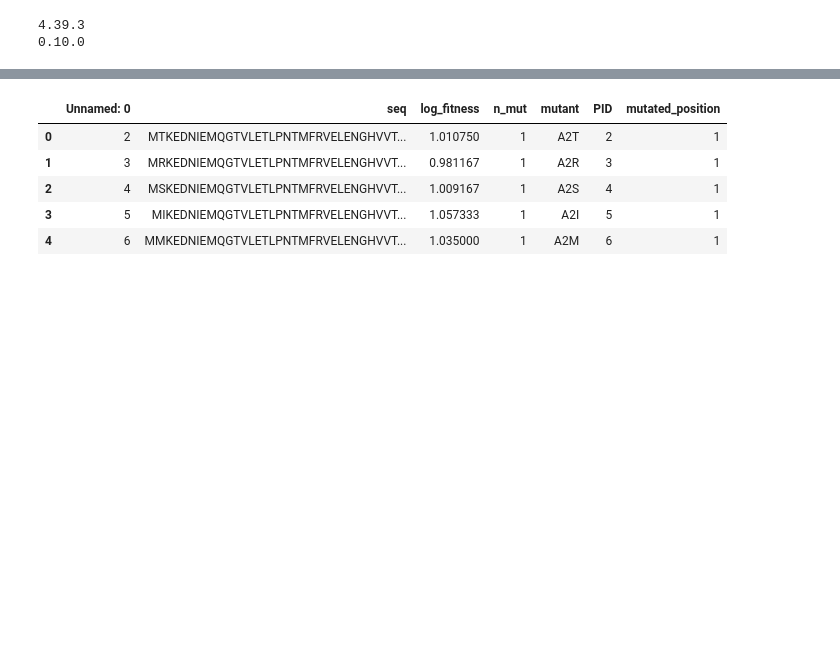
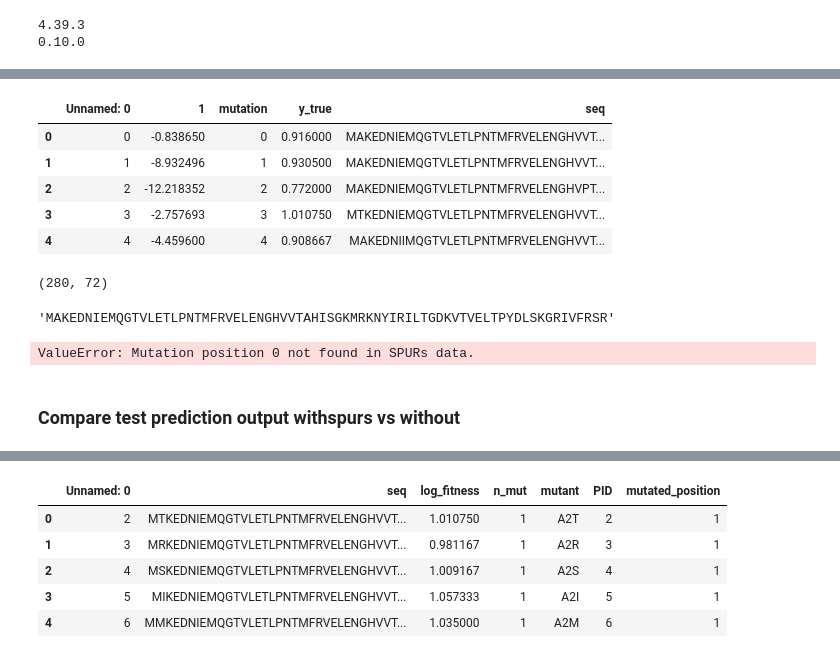
Before and after one commit to Sqingshannon/Fine-tune_plm, a Jupyter notebook: temp.ipynb, the cells around one changed output, grey strips where cells are left out. Drawn from its saved outputs; the diff is of its cells as text; code cells hidden in the pictures; blank space fills up the shorter version.

```diff
--- a/temp.ipynb
+++ b/temp.ipynb
@@ -37,0 +79,11 @@ from scipy.stats import spearmanr
+# %%
+confit_pred["seq"] = test_csv.iloc[confit_pred["mutation"]]["seq"].values
+# %%
+confit_pred.head()
+# %% [output]
+|  | Unnamed: 0 | 1 | mutation | y_true | seq |
+| 0 | 0 | -0.838650 | 0 | 0.916000 | MAKEDNIEMQGTVLETLPNTMFRVELENGHVVT... |
+| 1 | 1 | -8.932496 | 1 | 0.930500 | MAKEDNIEMQGTVLETLPNTMFRVELENGHVVT... |
+| 2 | 2 | -12.218352 | 2 | 0.772000 | MAKEDNIEMQGTVLETLPNTMFRVELENGHVPT... |
+| 3 | 3 | -2.757693 | 3 | 1.010750 | MTKEDNIEMQGTVLETLPNTMFRVELENGHVVT... |
+| 4 | 4 | -4.459600 | 4 | 0.908667 | MAKEDNIIMQGTVLETLPNTMFRVELENGHVVT... |
@@ -37,0 +92,8 @@ from scipy.stats import spearmanr
+# %%
+len(confit_pred), len(spurs_pred)
+# %% [output]
+(280, 72)
+# %%
+wt_seq
+# %% [output]
+'MAKEDNIEMQGTVLETLPNTMFRVELENGHVVTAHISGKMRKNYIRILTGDKVTVELTPYDLSKGRIVFRSR'
@@ -37,0 +112,6 @@ from scipy.stats import spearmanr
+# %%
+merged_df["ddg"] = merged_df["seq"].apply(lambda x: get_ddg(x, wt_seq, spurs_pred))
+# %% [output]
+ValueError: Mutation position 0 not found in SPURs data.
+# %% [markdown]
+### Compare test prediction output withspurs vs without
```
Also changed, not shown: parts of 19 cells of this notebook, 4 other files.
